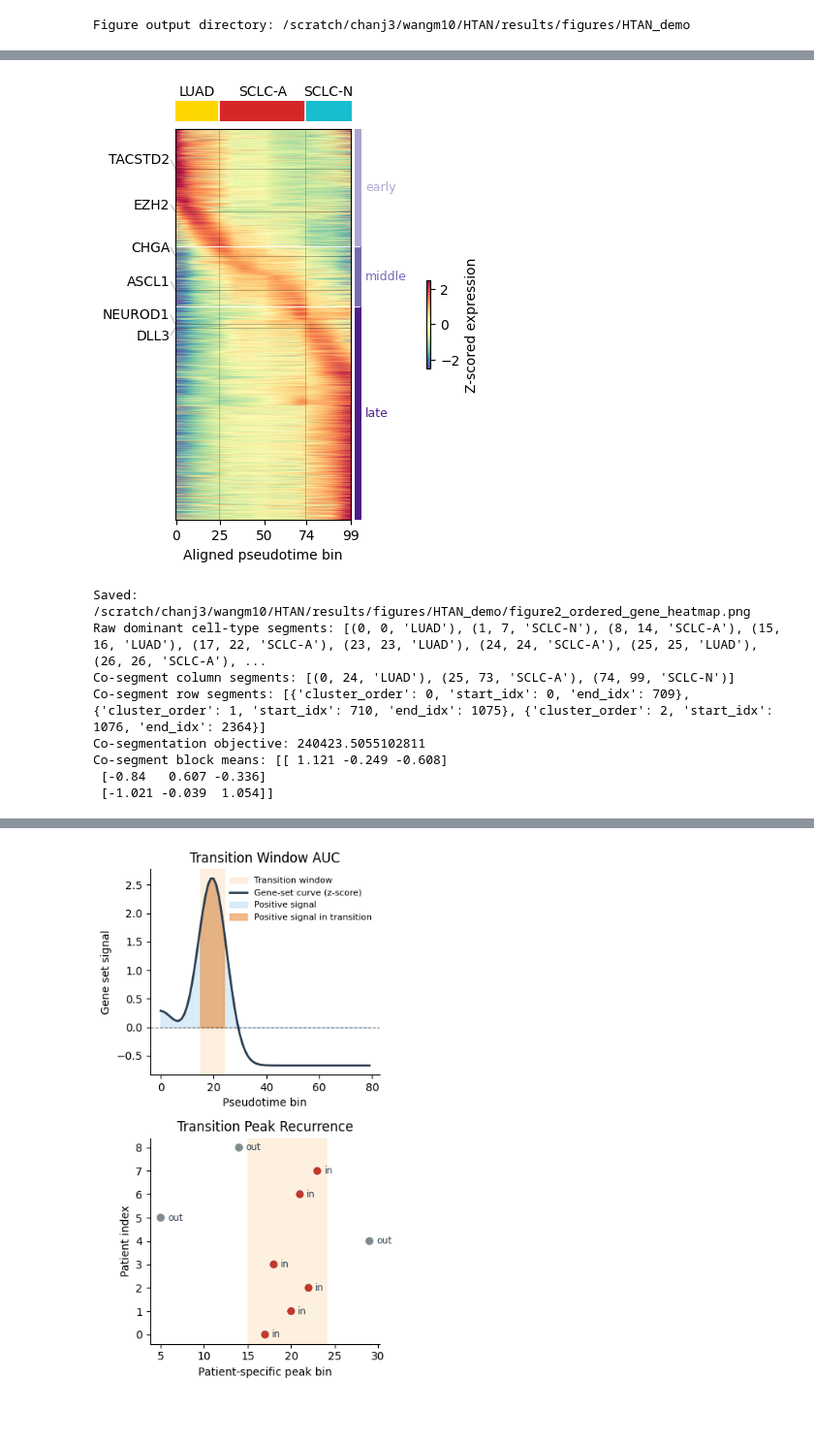
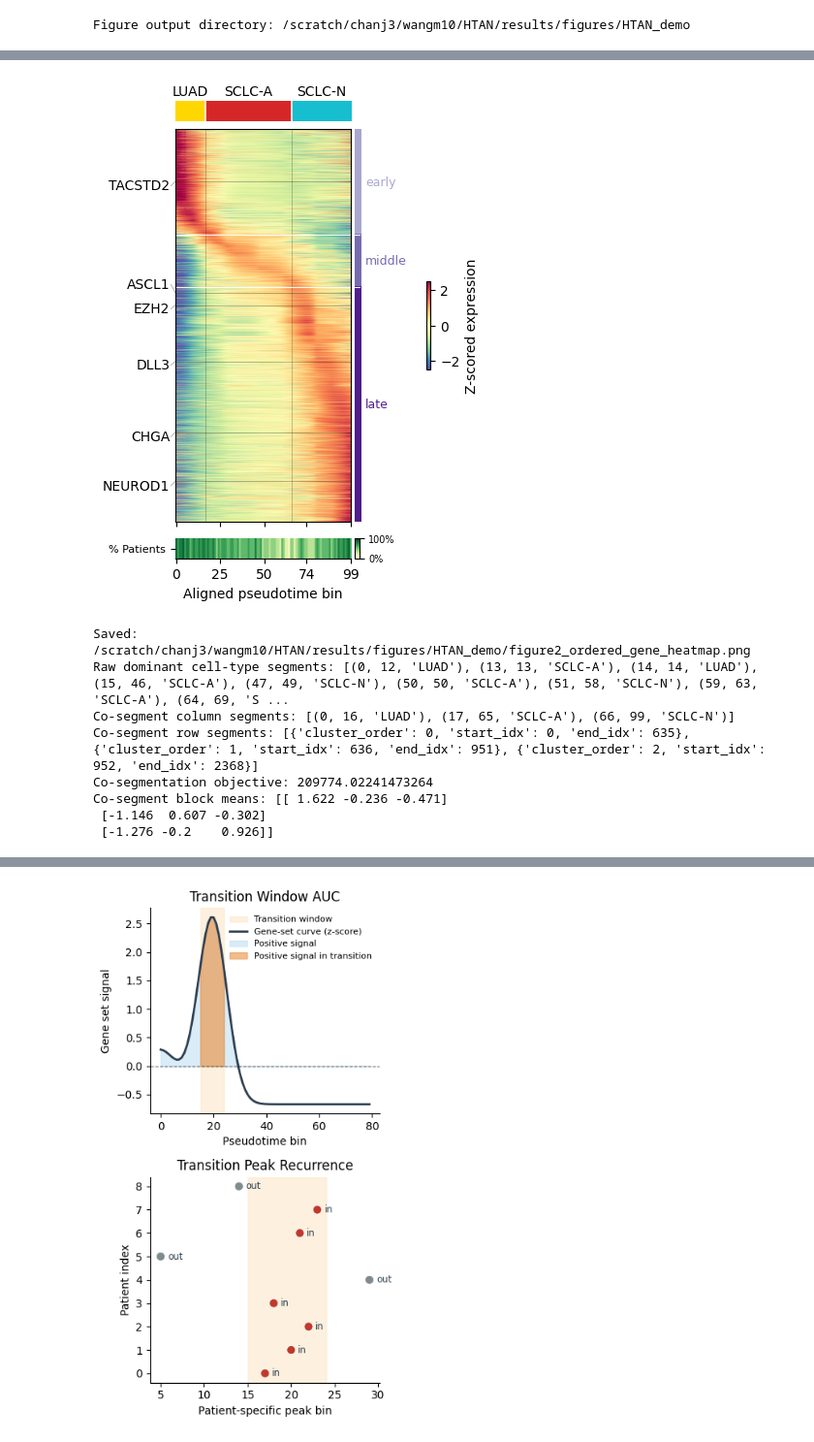
Before and after one commit to joechanlab/scDeBussy, a Jupyter notebook: docs/notebooks/HTAN_demo.ipynb, the cells around one changed output, grey strips where cells are left out. Shown at 97% size. Saved outputs shown, nothing was run; the diff lists cells and outputs as text; code cells hidden in the pictures; blank space fills up the shorter version.

```diff
--- a/docs/notebooks/HTAN_demo.ipynb
+++ b/docs/notebooks/HTAN_demo.ipynb
@@ -39,7 +38,14 @@ RESULTS_ROOT = Path("/scratch/chanj3/wangm10/HTAN/results")
 ALIGNED_ADATA_PATH = None  # Example: Path('/scratch/.../aligned_scdebussy.h5ad')
 
 # Option B: load staged per-patient h5ad files and run scDeBussy in-notebook
-STAGED_MANIFEST = Path("/scratch/chanj3/wangm10/HTAN/preprocessed/staged_paths.txt")
+# v2 manifest: RU151/RU1303/RU942 swapped in from the updated per-patient files in
+# figure_4_adata_path.xlsx (correct palantir_pseudotime_slalom -- the old staged
+# copies were stale, dated 2026-04-15 vs the 2026-07-06 reprocessing), s_local
+# recomputed from that column, and all 9 patients subset to LUAD/SCLC-A/SCLC-N only
+# (several, e.g. RU1444/RU151/RU1303/RU942, had LUSC/NonNE SCLC contamination in the
+# old staged files that doesn't belong in this trajectory).
+# Built by scripts/build_preprocessed_v2.py; original staged_paths.txt is untouched.
+STAGED_MANIFEST = Path("/scratch/chanj3/wangm10/HTAN_transformed_combined/preprocessed_v2/staged_paths_v2.txt")
 
 PATIENT_KEY = "patient"
 PSEUDOTIME_KEY = "s_local"
@@ -71,6 +77,7 @@ if ALIGNED_ADATA_PATH is not None and Path(ALIGNED_ADATA_PATH).exists():
     print(f"Loaded aligned AnnData: {ALIGNED_ADATA_PATH}")
     if USE_INFORMATIVE_GENE_FILTER or USE_RECURRENT_HVG_FILTER:
         print("Note: gene filtering is skipped when loading a pre-aligned AnnData.")
+    adata_pre_hvg = None
 else:
     adata = load_from_manifest(STAGED_MANIFEST)
     recurrent_hvg_counts = None
@@ -83,6 +90,11 @@ else:
             host=GENE_ANNOTATION_HOST,
         )
         print("Applied informative-gene filter:", adata.uns["informative_gene_filter"])
+
+    # Kept around (all informative genes, before recurrent-HVG selection) so gene-level
+    # figures can still look up genes the HVG filter drops from the alignment's own
+    # feature set, e.g. drug targets that aren't recurrently variable across patients.
+    adata_pre_hvg = adata.copy()
 
     if USE_RECURRENT_HVG_FILTER:
         adata, recurrent_hvg_counts = filter_recurrent_hvgs(
@@ -418,10 +272,26 @@ cluster_palette = plt.cm.Purples(np.linspace(0.45, 0.9, max(len(cluster_blocks),
 cluster_cmap = ListedColormap(cluster_palette[: len(cluster_blocks)])
 cluster_bar = cluster_ids[:, None]
 
-fig = plt.figure(figsize=(4, 5), constrained_layout=True)
-gs = fig.add_gridspec(nrows=2, ncols=1, height_ratios=[0.05, 1.0], hspace=0.03)
+# Per-bin patient coverage: fraction of patients contributing >=1 cell to that bin.
+# (Inlined here -- compute_patient_coverage isn't available in this notebook's
+# installed scdebussy version -- but is the same fraction-of-patients-present logic.)
+_pt_cov = adata.obs[ALIGNED_KEY].to_numpy(dtype=float)
+_patients_cov = adata.obs[PATIENT_KEY].astype(str).to_numpy()
+_n_patients_cov = len(np.unique(_patients_cov))
+_valid_cov = np.isfinite(_pt_cov)
+_bin_idx_cov = np.clip((_pt_cov[_valid_cov] * (n_bins - 1)).astype(int), 0, n_bins - 1)
+_patients_valid_cov = _patients_cov[_valid_cov]
+patient_coverage = np.zeros(n_bins, dtype=float)
+for _b in range(n_bins):
+    _mask_cov = _bin_idx_cov == _b
+    if _mask_cov.any():
+        patient_coverage[_b] = len(np.unique(_patients_valid_cov[_mask_cov])) / _n_patients_cov
+
+fig = plt.figure(figsize=(4, 5.4), constrained_layout=True)
+gs = fig.add_gridspec(nrows=3, ncols=1, height_ratios=[0.05, 1.0, 0.05], hspace=0.03)
 ax_top = fig.add_subplot(gs[0])
 ax = fig.add_subplot(gs[1], sharex=ax_top)
+ax_coverage = fig.add_subplot(gs[2], sharex=ax_top)
 
 ax_top.imshow(annotation_rgb, aspect="auto")
 ax_top.set_yticks([])
@@ -437,8 +307,8 @@ for spine in ax_top.spines.values():
     spine.set_visible(False)
 
 im = ax.imshow(heat, aspect="auto", cmap="Spectral_r", vmin=-2.5, vmax=2.5)
-ax.set_xlabel("Aligned pseudotime bin")
 ax.set_xticks(np.linspace(0, n_bins - 1, 5).round().astype(int))
+ax.tick_params(axis="x", labelbottom=False)
 
 if annot_positions:
     ax.set_yticks([])
@@ -532,42 +402,56 @@ for _, block in cluster_blocks.iterrows():
         clip_on=False,
     )
 
 cbar = fig.colorbar(im, ax=ax, fraction=0.025, pad=0.10)
 cbar.set_label("Z-scored expression")
 
+im_cov = ax_coverage.imshow(patient_coverage.reshape(1, -1), aspect="auto", cmap="YlGn", vmin=0.0, vmax=1.0)
+ax_coverage.set_yticks([0])
+ax_coverage.set_yticklabels(["% Patients"], fontsize=8)
+ax_coverage.set_xlabel("Aligned pseudotime bin")
+ax_coverage.tick_params(axis="x", which="both", bottom=True, labelbottom=True)
+for _s in ax_coverage.spines.values():
+    _s.set_visible(False)
+ax_coverage.spines["bottom"].set_visible(True)
+cax_cov = ax_coverage.inset_axes([1.02, 0.0, 0.025, 1.0])
+cbar_cov = fig.colorbar(im_cov, cax=cax_cov)
+cbar_cov.set_ticks([0, 1.0])
+cbar_cov.set_ticklabels(["0%", "100%"])
+cbar_cov.ax.tick_params(labelsize=7)
+
 f2 = FIG_DIR / "figure2_ordered_gene_heatmap.png"
 fig.savefig(f2, dpi=200, bbox_inches="tight")
 plt.show()
 print(f"Saved: {f2}")
 print(
     "Raw dominant cell-type segments:",
     [
         (start, end, label)
         for start, end, label in zip(
             [0] + [i for i in range(1, n_bins) if dominant_by_bin[i] != dominant_by_bin[i - 1]],
             [i - 1 for i in range(1, n_bins) if dominant_by_bin[i] != dominant_by_bin[i - 1]] + [n_bins - 1],
             [dominant_by_bin[0]]
             + [dominant_by_bin[i] for i in range(1, n_bins) if dominant_by_bin[i] != dominant_by_bin[i - 1]],
             strict=False,
         )
     ],
 )
 print("Co-segment column segments:", phase_segments)
 print("Co-segment row segments:", cluster_blocks.to_dict(orient="records"))
 print("Co-segmentation objective:", cosegmentation["objective"])
 print("Co-segment block means:", np.round(cosegmentation["block_means"], 3))
 if missing_genes:
     print("Genes not present in the ordered heatmap after filtering:", missing_genes)
 # %% [output]
-[figure, old version]
+[figure, new version]
 Saved: /scratch/chanj3/wangm10/HTAN/results/figures/HTAN_demo/figure2_ordered_gene_heatmap.png
-Raw dominant cell-type segments: [(0, 0, 'LUAD'), (1, 7, 'SCLC-N'), (8, 14, 'SCLC-A'), (15, 16, 'LUAD'), (17, 22, 'SCLC-A'), (23, 23, 'LUAD'), (24, 24, 'SCLC-A'), (25, 25, 'LUAD'), (26, 26, 'SCLC-A'), ...
-Co-segment column segments: [(0, 24, 'LUAD'), (25, 73, 'SCLC-A'), (74, 99, 'SCLC-N')]
-Co-segment row segments: [{'cluster_order': 0, 'start_idx': 0, 'end_idx': 709}, {'cluster_order': 1, 'start_idx': 710, 'end_idx': 1075}, {'cluster_order': 2, 'start_idx': 1076, 'end_idx': 2364}]
-Co-segmentation objective: 240423.5055102811
-Co-segment block means: [[ 1.121 -0.249 -0.608]
- [-0.84   0.607 -0.336]
- [-1.021 -0.039  1.054]]
+Raw dominant cell-type segments: [(0, 12, 'LUAD'), (13, 13, 'SCLC-A'), (14, 14, 'LUAD'), (15, 46, 'SCLC-A'), (47, 49, 'SCLC-N'), (50, 50, 'SCLC-A'), (51, 58, 'SCLC-N'), (59, 63, 'SCLC-A'), (64, 69, 'S ...
+Co-segment column segments: [(0, 16, 'LUAD'), (17, 65, 'SCLC-A'), (66, 99, 'SCLC-N')]
+Co-segment row segments: [{'cluster_order': 0, 'start_idx': 0, 'end_idx': 635}, {'cluster_order': 1, 'start_idx': 636, 'end_idx': 951}, {'cluster_order': 2, 'start_idx': 952, 'end_idx': 2368}]
+Co-segmentation objective: 209774.02241473264
+Co-segment block means: [[ 1.622 -0.236 -0.471]
+ [-1.146  0.607 -0.302]
+ [-1.276 -0.2    0.926]]
 # %%
 _bary_pt = adata.uns[BARYCENTER_KEY]["aligned_pseudotime"]
 _bary_mat = np.asarray(adata.uns[BARYCENTER_KEY]["expression"], dtype=float)
```
Also changed, not shown: parts of 24 cells of this notebook, 6 other files.
